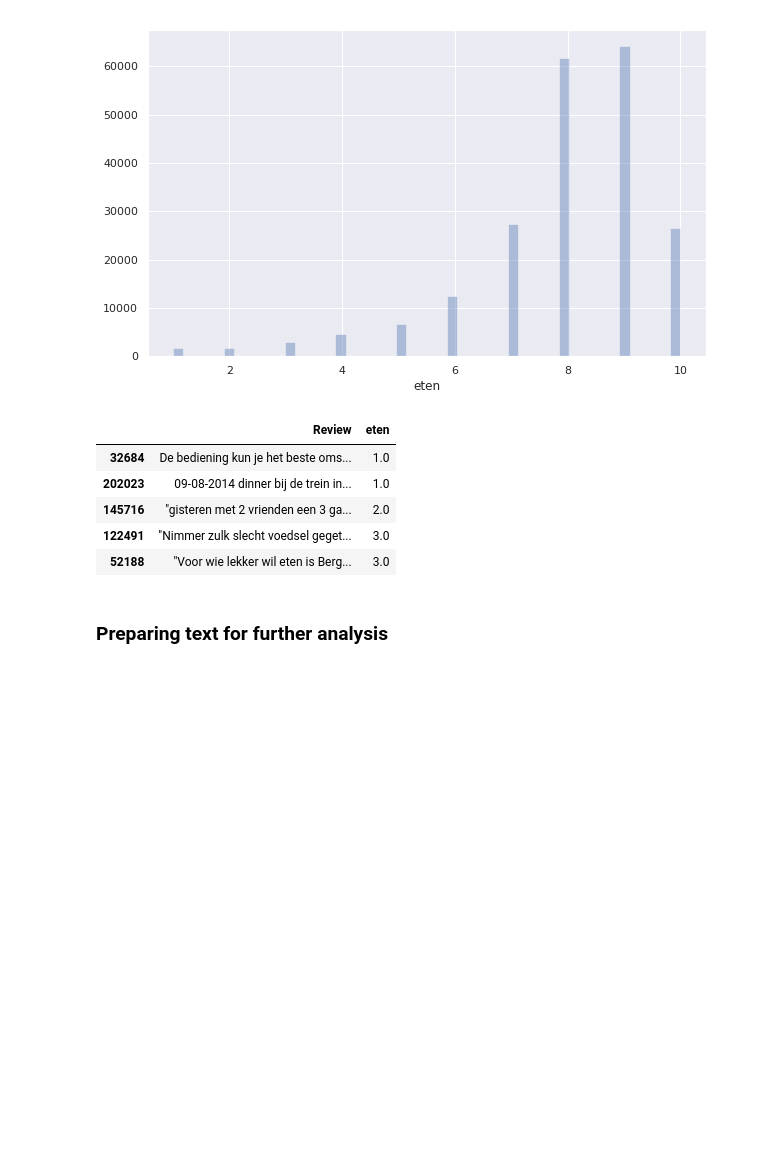
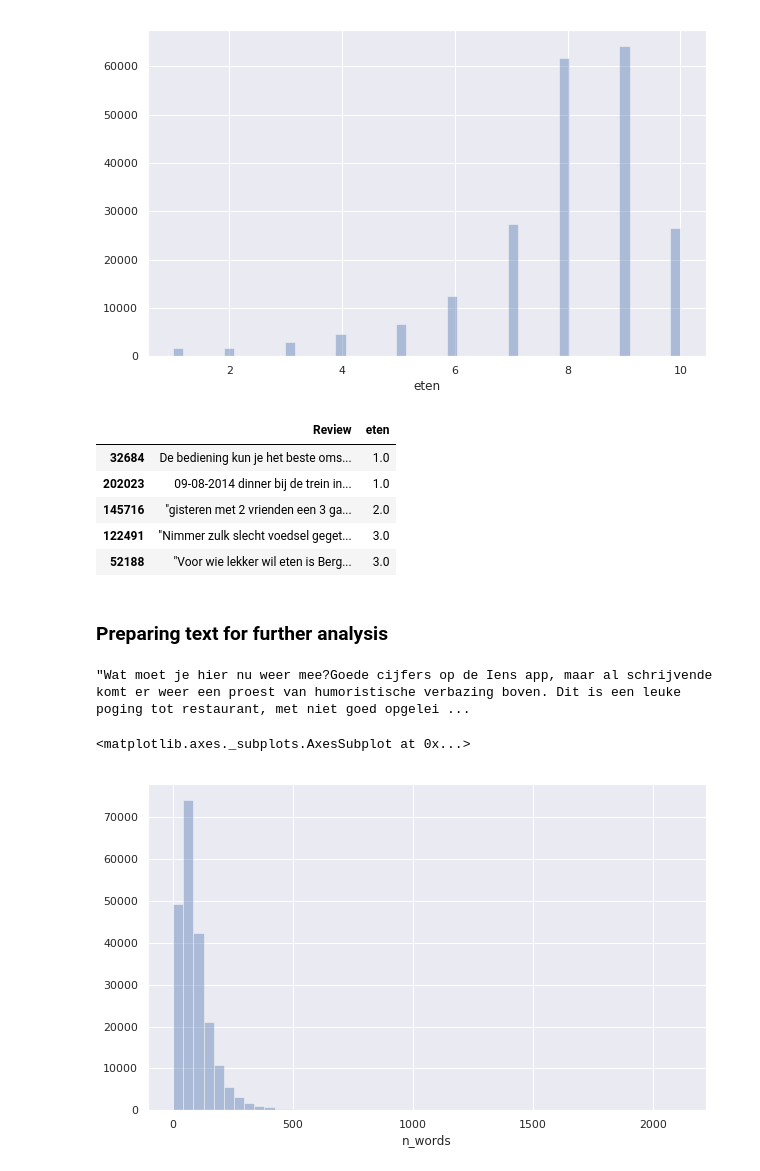
Before and after one commit to longhowlam/python_hobby_stuff, a Jupyter notebook: RestaurantReviews.ipynb, the cells around one changed output. Saved outputs shown, nothing was run; the diff lists cells and outputs as text; code cells hidden in the pictures; blank space fills up the shorter version.

```diff
--- a/RestaurantReviews.ipynb
+++ b/RestaurantReviews.ipynb
@@ -91,4 +97,21 @@ reviews_NL.query('eten < 4').sample(5)[["Review", "eten"]]
 # %% [markdown]
 ### Preparing text for further analysis
 # %%
-#reviews_nl = pd.read_pickle("reviews.pck")
+reviews_nl = pd.read_pickle("reviews.pck")
+# %%
+reviews_nl.iloc[3,2]
+# %% [output]
+"Wat moet je hier nu weer mee?Goede cijfers op de Iens app, maar al schrijvende komt er weer een proest van humoristische verbazing boven. Dit is een leuke poging tot restaurant, met niet goed opgelei ...
+# %%
+### get the number of words per review
+reviews_nl = (
+    reviews_nl
+    .assign(
+        n_words = reviews_nl.Review.apply(lambda x : len(re.findall(r'\w+', x)))
+    )
+)
+# %%
+sns.distplot(reviews_nl.n_words, kde=False)
+# %% [output]
+<matplotlib.axes._subplots.AxesSubplot at 0x...>
+[figure, added]
```
Also changed, not shown: parts of 5 cells of this notebook.
